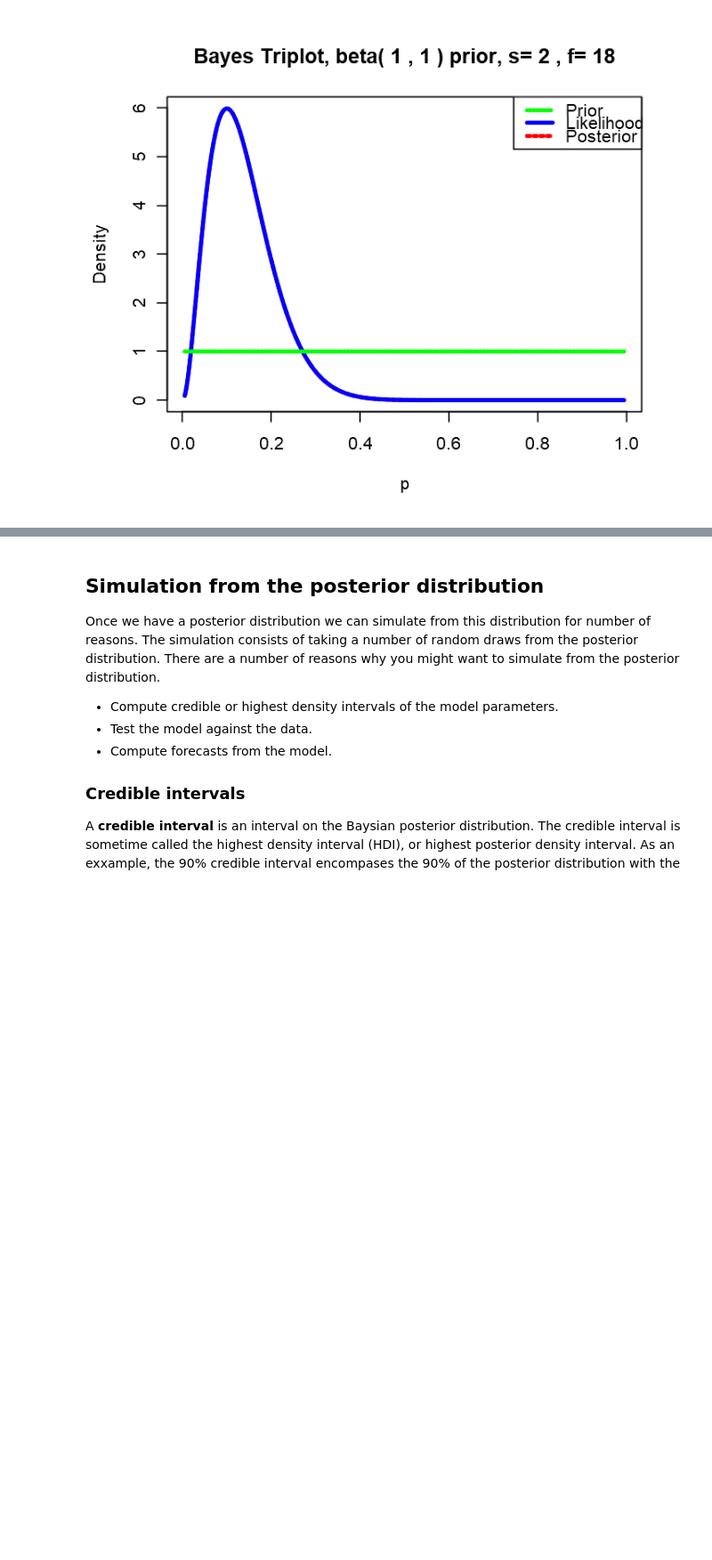
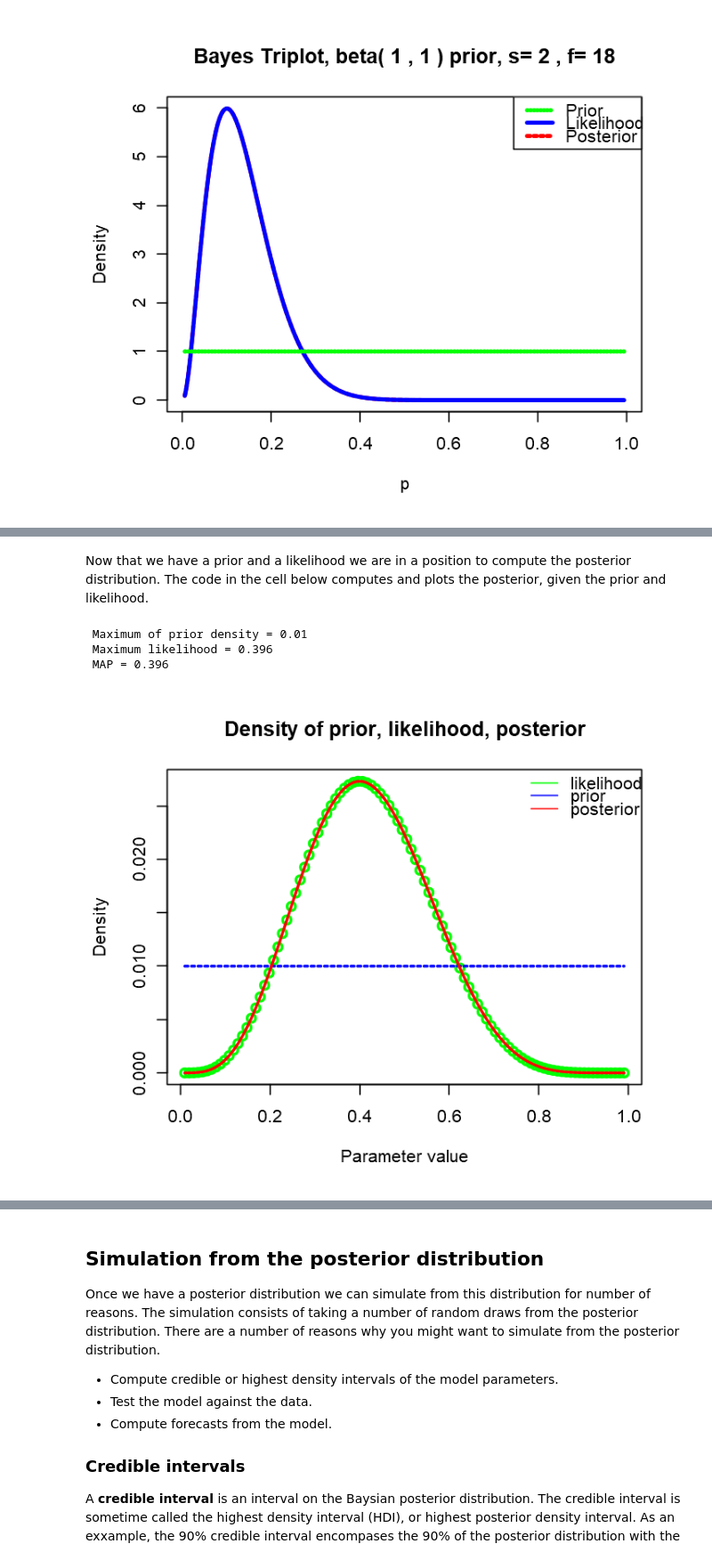
Before and after one commit to StephenElston/DataScience350, a Jupyter notebook: Lecture5/IntroductionToBayes.ipynb, the cells around one changed output, grey strips where cells are left out. Shown at 89% size. Cells and saved outputs as stored; diff of their text form; code cells hidden in the pictures; blank space fills up the shorter version.

```diff
--- a/Lecture5/IntroductionToBayes.ipynb
+++ b/Lecture5/IntroductionToBayes.ipynb
@@ -357,0 +374,30 @@ triplot(beta.new, c(2, 18))
+# %% [markdown]
+Now that we have a prior and a likelihood we are in a position to compute the posterior distribution. The code in the cell below computes and plots the posterior, given the prior and  likelihood.
+# %%
+posterior = function(prior, like){
+    post = prior * like  # Compute the product of the probabilities
+    post / sum(post) # Normalize and return
+}
+
+plot.post = function(prior, like, post, x){
+    maxy = max(c(prior, like, post))
+    plot(x, like, , lty = 1, ylim = c(0.0, maxy),
+         ylab = 'Density', xlab = 'Parameter value',
+         main = 'Density of prior, likelihood, posterior',
+         lwd = 2, col = 'green')
+    lines(x, prior, lty = 2, lwd = 2, col = 'blue')
+    lines(x, post, lty = 1, lwd = 2, col = 'red')
+    legend('topright', c('likelihood', 'prior', 'posterior'),
+    lty=1, col=c('green', 'blue', 'red'), bty='n', cex=1.0)
+
+    cat(' Maximum of prior density =', round(x[which.max(prior)], 3), '\n',
+        'Maximum likelihood =', round(x[which.max(like)], 3), '\n',
+         'MAP =', round(x[which.max(post)], 3))
+}
+post = posterior(pp, l)
+plot.post(pp, l, post, p)
+# %% [output]
+ Maximum of prior density = 0.01
+ Maximum likelihood = 0.396
+ MAP = 0.396
+[figure, added]
```
Also changed, not shown: parts of 28 cells of this notebook.
